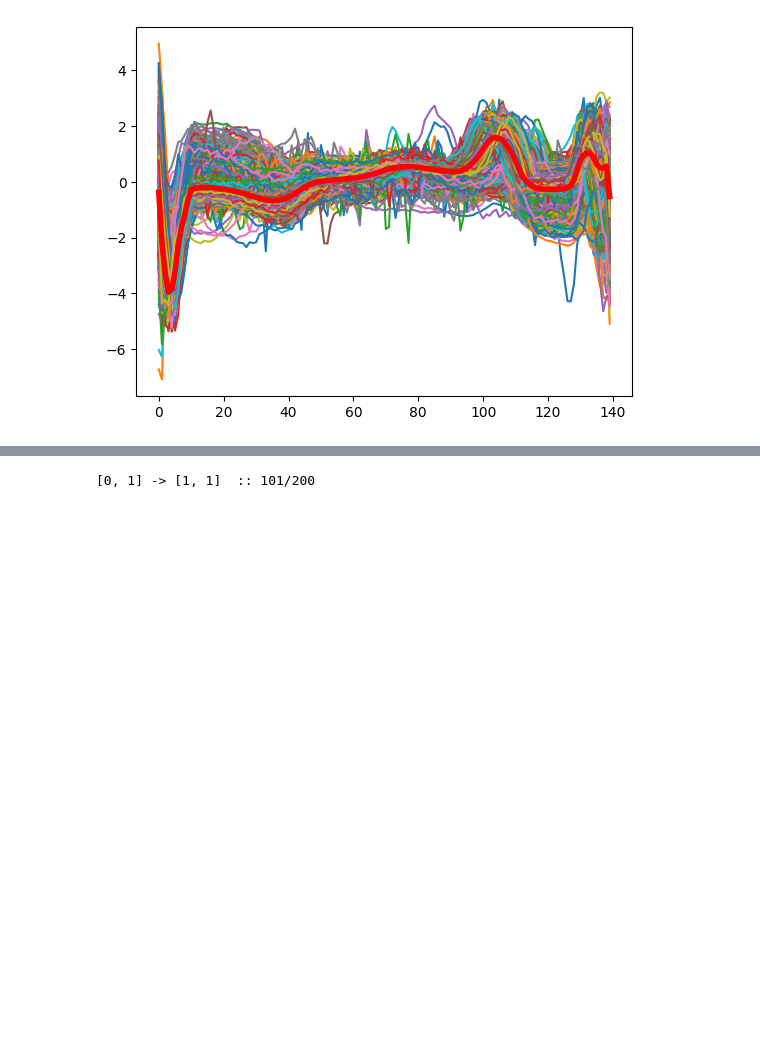
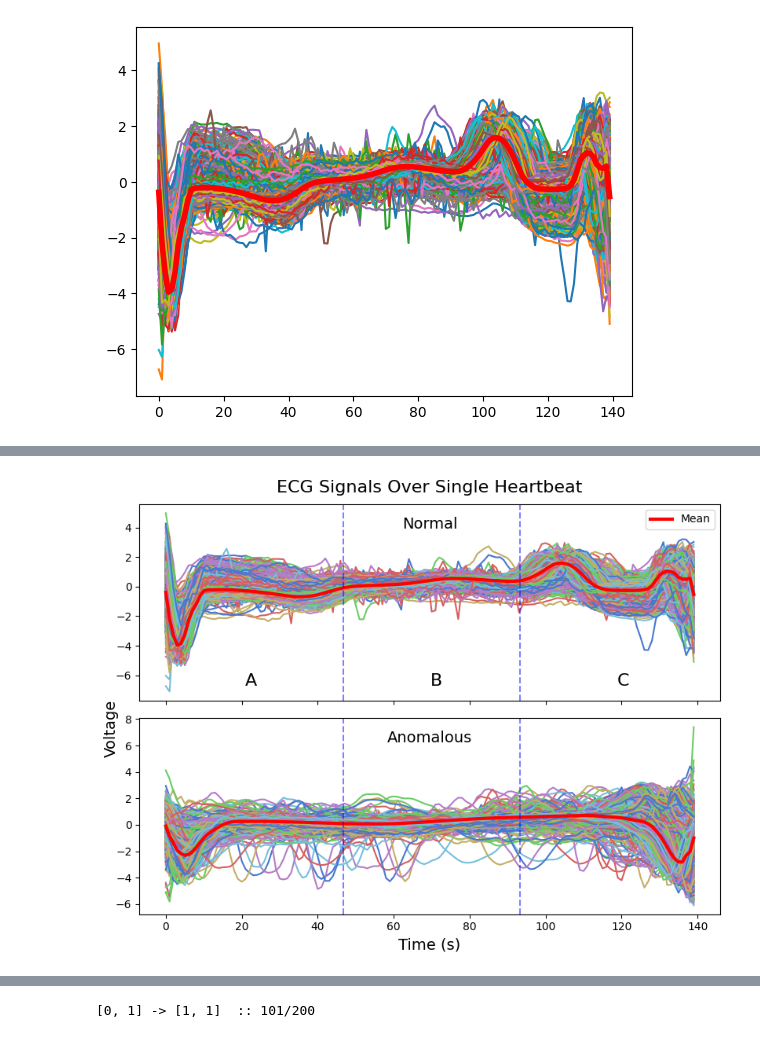
Before and after one commit to ryangitsit/slim_soens, a Jupyter notebook: experiments/ecg.ipynb, the cells around one changed output, grey strips where cells are left out. Cells and saved outputs as stored; diff of their text form; code cells hidden in the pictures; blank space fills up the shorter version.

```diff
--- a/experiments/ecg.ipynb
+++ b/experiments/ecg.ipynb
@@ -52,3 +76,38 @@ plt.show()
+# %%
+
+
+fig,ax = plt.subplots(2,1,figsize=(8,6), sharex=True)
+# plt.title("ECG Signals for Single Heartbeats")
+ax[0].set_title("Normal",y=1.0, pad=-22,fontsize=14)
+ax[0].plot(plt_regs)
+ax[0].plot(plt_mean_regs,linewidth=3,color='r',label='Mean')
+ax[0].legend()
+
+# ax[1].set_title("Pixelized  Anomalous Heatbeat",fontsize=16)
+ax[1].set_title("Anomalous",y=1.0, pad=-22,fontsize=14)
+ax[1].plot(plt_anoms)
+ax[1].plot(plt_mean_anoms,linewidth=3,color='r')
+
+for i in range(1,3):
+    ax[1].axvline(x = i*len(plt_anoms)/3, linestyle='--',color = 'b',alpha=.5)
+    ax[0].axvline(x = i*len(plt_anoms)/3, linestyle='--',color = 'b',alpha=.5)
+
+ax[1].set_xlabel("Time (s)",fontsize=14)
+fig.text(.275, 1.01, 'ECG Signals Over Single Heartbeat', va='center', fontsize=16)
+fig.text(0, 0.5, 'Voltage', va='center', rotation='vertical', fontsize=14)
+
+fig.text(.2242, .6, 'A', va='center', fontsize=16)
+fig.text(.52, .6, 'B', va='center', fontsize=16)
+fig.text(.8175, .6, 'C', va='center', fontsize=16)
+
+# fig.text(.45, 0.42, 'Anomalous', va='center', color='white', fontsize=14)
+# fig.text(.465, 0.79, 'Normal', va='center', color='white', fontsize=14)
+plt.subplots_adjust(top=2.125)
+plt.tight_layout()
+# plt.savefig("../results/figs/ecg_signals")
+plt.show()
+# %% [output]
+[figure, added]
 # %%
 mn_reg  = np.mean(regs,axis=0)
 mn_anom = np.mean(anoms,axis=0)
```
Also changed, not shown: parts of 16 cells of this notebook, 5 other files.
